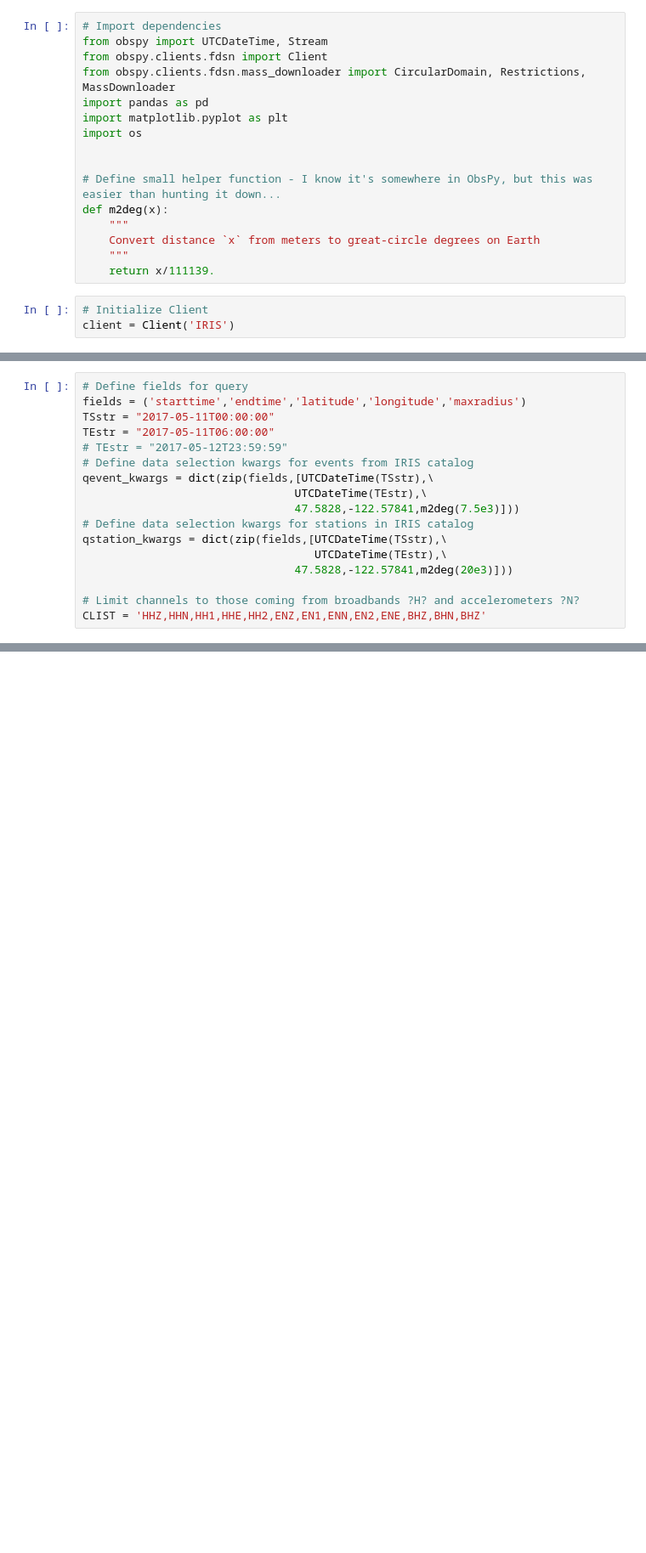
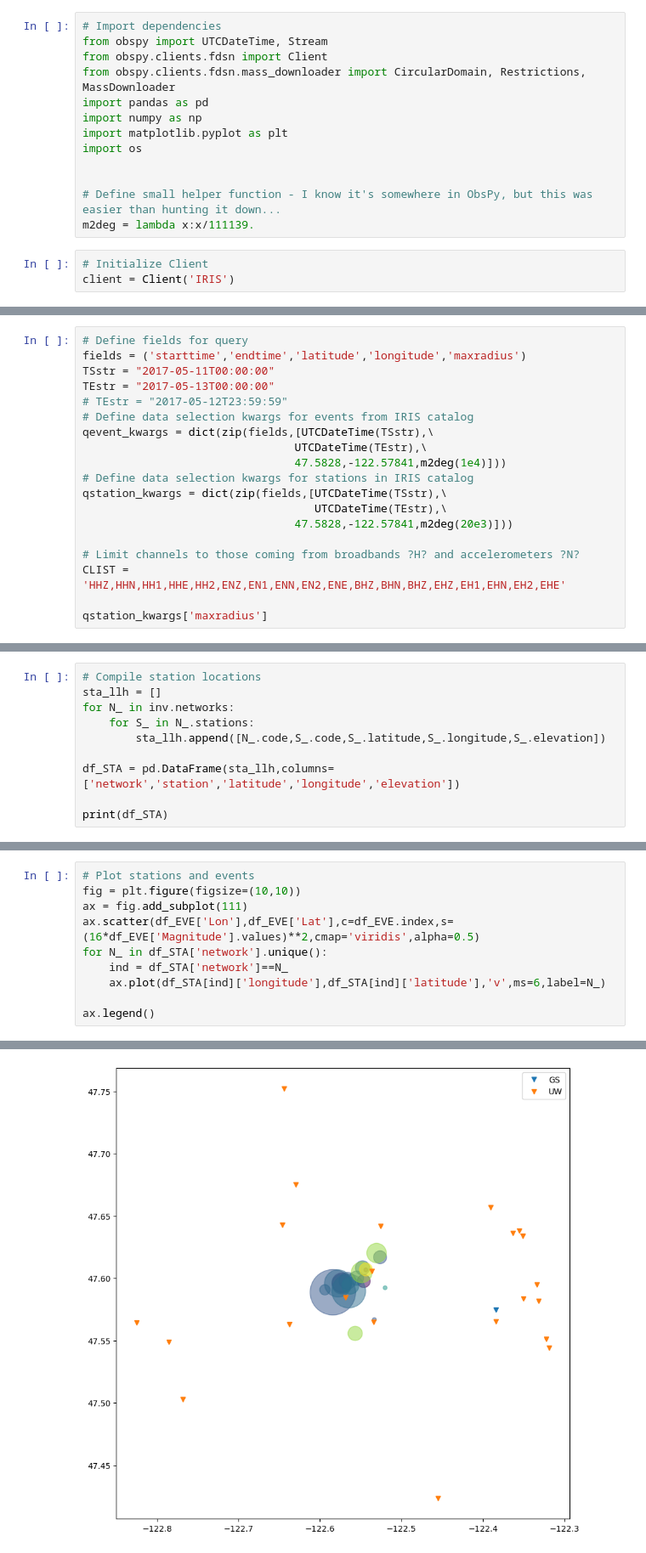
Before and after one commit to pnsn/Sci-Prod-ML, a Jupyter notebook: examples/load_bremerton_swarm_2017_testcase.ipynb, the cells around one changed output, grey strips where cells are left out. Shown at 85% size. Saved outputs shown, nothing was run; the diff lists cells and outputs as text; blank space fills up the shorter version.

```diff
--- a/examples/load_bremerton_swarm_2017_testcase.ipynb
+++ b/examples/load_bremerton_swarm_2017_testcase.ipynb
@@ -20,16 +20,13 @@ from obspy import UTCDateTime, Stream
 from obspy.clients.fdsn import Client
 from obspy.clients.fdsn.mass_downloader import CircularDomain, Restrictions, MassDownloader
 import pandas as pd
+import numpy as np
 import matplotlib.pyplot as plt
 import os
 
 
 # Define small helper function - I know it's somewhere in ObsPy, but this was easier than hunting it down...
-def m2deg(x):
-    """
-    Convert distance `x` from meters to great-circle degrees on Earth
-    """
-    return x/111139.
+m2deg = lambda x:x/111139.
 # %%
 # Initialize Client
 client = Client('IRIS')
@@ -45,16 +42,18 @@ Use the following fields to define an event and station query kwargs for use wit
 # Define fields for query
 fields = ('starttime','endtime','latitude','longitude','maxradius')
 TSstr = "2017-05-11T00:00:00"
-TEstr = "2017-05-11T06:00:00"
+TEstr = "2017-05-13T00:00:00"
 # TEstr = "2017-05-12T23:59:59"
 # Define data selection kwargs for events from IRIS catalog
 qevent_kwargs = dict(zip(fields,[UTCDateTime(TSstr),\
                                 UTCDateTime(TEstr),\
-                                47.5828,-122.57841,m2deg(7.5e3)]))
+                                47.5828,-122.57841,m2deg(1e4)]))
 # Define data selection kwargs for stations in IRIS catalog
 qstation_kwargs = dict(zip(fields,[UTCDateTime(TSstr),\
                                    UTCDateTime(TEstr),\
                                 47.5828,-122.57841,m2deg(20e3)]))
 
 # Limit channels to those coming from broadbands ?H? and accelerometers ?N?
-CLIST = 'HHZ,HHN,HH1,HHE,HH2,ENZ,EN1,ENN,EN2,ENE,BHZ,BHN,BHZ'
+CLIST = 'HHZ,HHN,HH1,HHE,HH2,ENZ,EN1,ENN,EN2,ENE,BHZ,BHN,BHZ,EHZ,EH1,EHN,EH2,EHE'
+
+qstation_kwargs['maxradius']
@@ -214,0 +140,10 @@ Time UTC
+# %%
+# Compile station locations
+sta_llh = []
+for N_ in inv.networks:
+    for S_ in N_.stations:
+        sta_llh.append([N_.code,S_.code,S_.latitude,S_.longitude,S_.elevation])
+
+df_STA = pd.DataFrame(sta_llh,columns=['network','station','latitude','longitude','elevation'])
+
+print(df_STA)
@@ -214,0 +168,11 @@ Time UTC
+# %%
+# Plot stations and events
+fig = plt.figure(figsize=(10,10))
+ax = fig.add_subplot(111)
+ax.scatter(df_EVE['Lon'],df_EVE['Lat'],c=df_EVE.index,s=(16*df_EVE['Magnitude'].values)**2,cmap='viridis',alpha=0.5)
+for N_ in df_STA['network'].unique():
+    ind = df_STA['network']==N_
+    ax.plot(df_STA[ind]['longitude'],df_STA[ind]['latitude'],'v',ms=6,label=N_)
+
+ax.legend()
+# %% [output]
@@ -214,0 +180 @@ Time UTC
+[figure, added]
```
Also changed, not shown: parts of 15 cells of this notebook.
